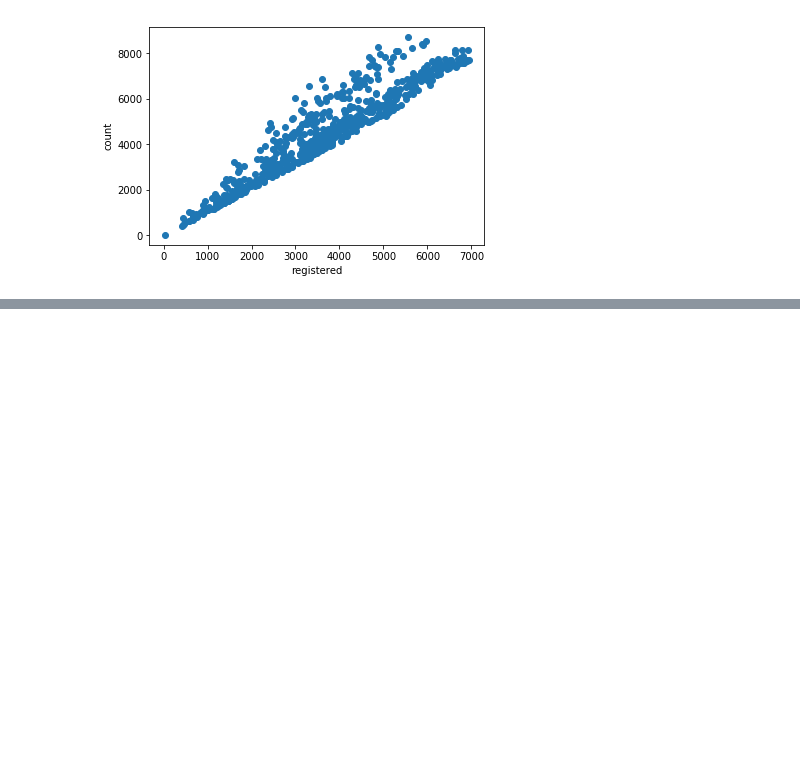
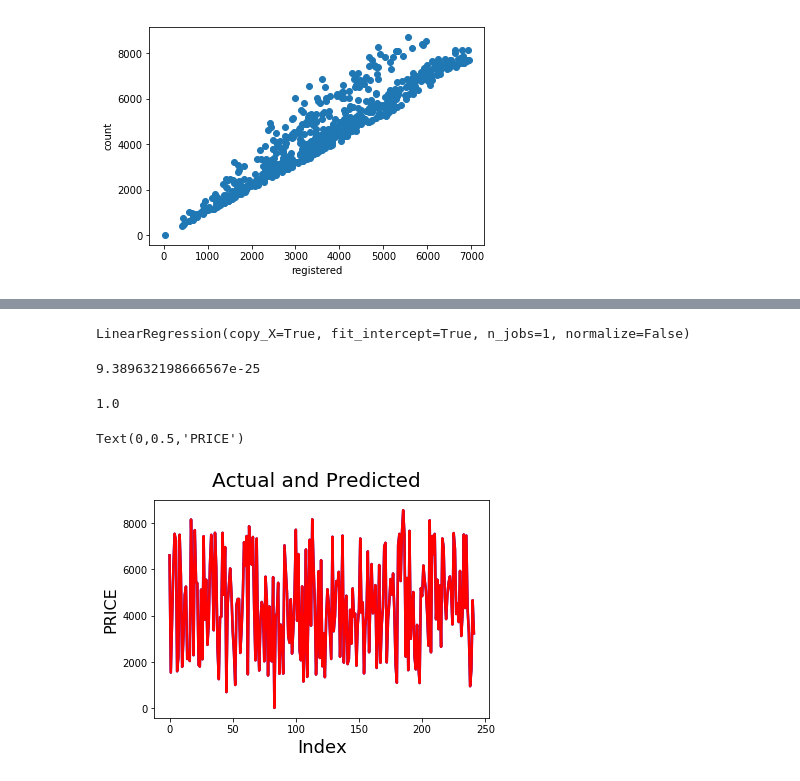
Before and after one commit to Raghavendra-Gali/MachineLearning, a Jupyter notebook: Course_1/SupervisedLearning/LinearReg/LinearRegression.ipynb, the cells around one changed output, grey strips where cells are left out. Cells and saved outputs as stored; diff of their text form; code cells hidden in the pictures; blank space fills up the shorter version.

```diff
--- a/Course_1/SupervisedLearning/LinearReg/LinearRegression.ipynb
+++ b/Course_1/SupervisedLearning/LinearReg/LinearRegression.ipynb
@@ -103,4 +86,4 @@ dtype: object
 from sklearn.linear_model import LinearRegression
 from sklearn.model_selection import train_test_split
 # %%
-train_X,test_X,train_Y,test_Y =  train_test_split(dayData[[dayData['temp'],dayData['atemp'],dayData['hum'],dayData['windspeed'],dayData['casual'],dayData['registered']],dayData['cnt'],test_size=0.33,random_state=42)
+train_X,test_X,train_Y,test_Y =  train_test_split(dayData[['temp','atemp','hum','windspeed','casual','registered']],dayData['cnt'],test_size=0.33,random_state=42)
@@ -108,0 +90,13 @@ SyntaxError: invalid syntax (<ipython-input-40-ec670ed8e9a8>, line 1)
+# %%
+model_1 = LinearRegression()
+model_1.fit(train_X,train_Y)
+# %% [output]
+LinearRegression(copy_X=True, fit_intercept=True, n_jobs=1, normalize=False)
+# %%
+pred_1=model_1.predict(test_X)
+# %%
+from sklearn.metrics import mean_squared_error,r2_score
+mse = mean_squared_error(test_Y,pred_1)
+mse
+# %% [output]
+9.389632198666567e-25
@@ -108,0 +105,15 @@ SyntaxError: invalid syntax (<ipython-input-40-ec670ed8e9a8>, line 1)
+# %%
+r_squared
+# %% [output]
+1.0
+# %%
+c = [i for i in range(0,242,1)]
+fig = plt.figure()
+plt.plot(c,test_Y, color="blue", linewidth=2.5,)
+plt.plot(c,pred_1, color="red",  linewidth=2.5, linestyle="-")
+fig.suptitle('Actual and Predicted', fontsize=20)              # Plot heading
+plt.xlabel('Index', fontsize=18)                               # X-label
+plt.ylabel('PRICE', fontsize=16)
+# %% [output]
+Text(0,0.5,'PRICE')
+[figure, added]
```
Also changed, not shown: parts of 6 cells of this notebook.
